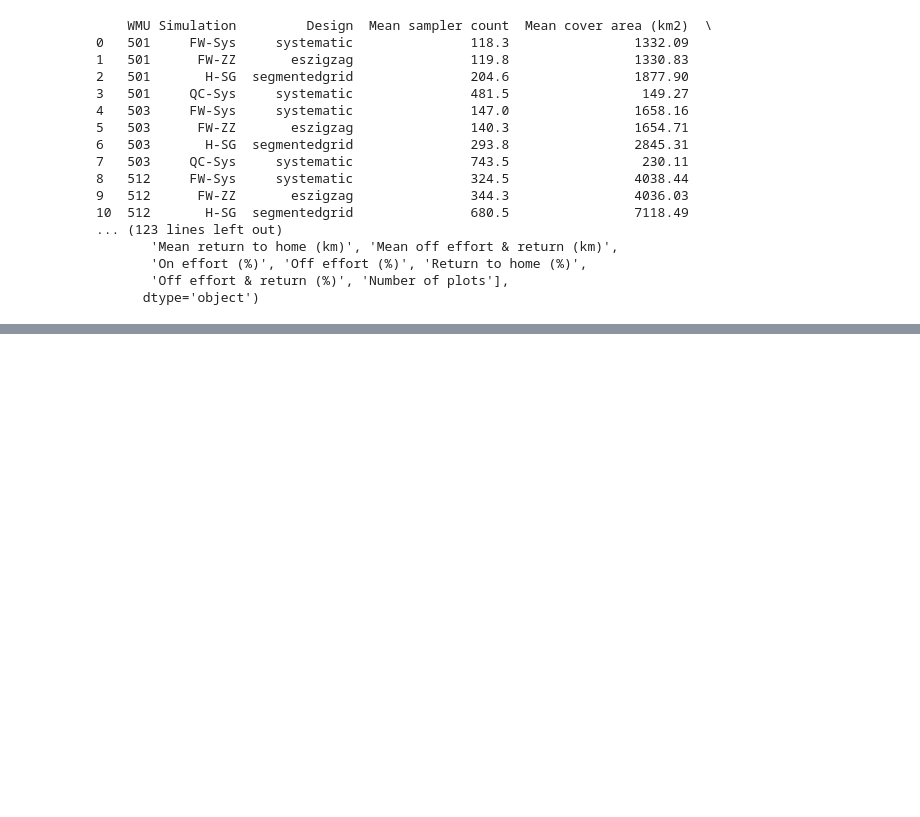
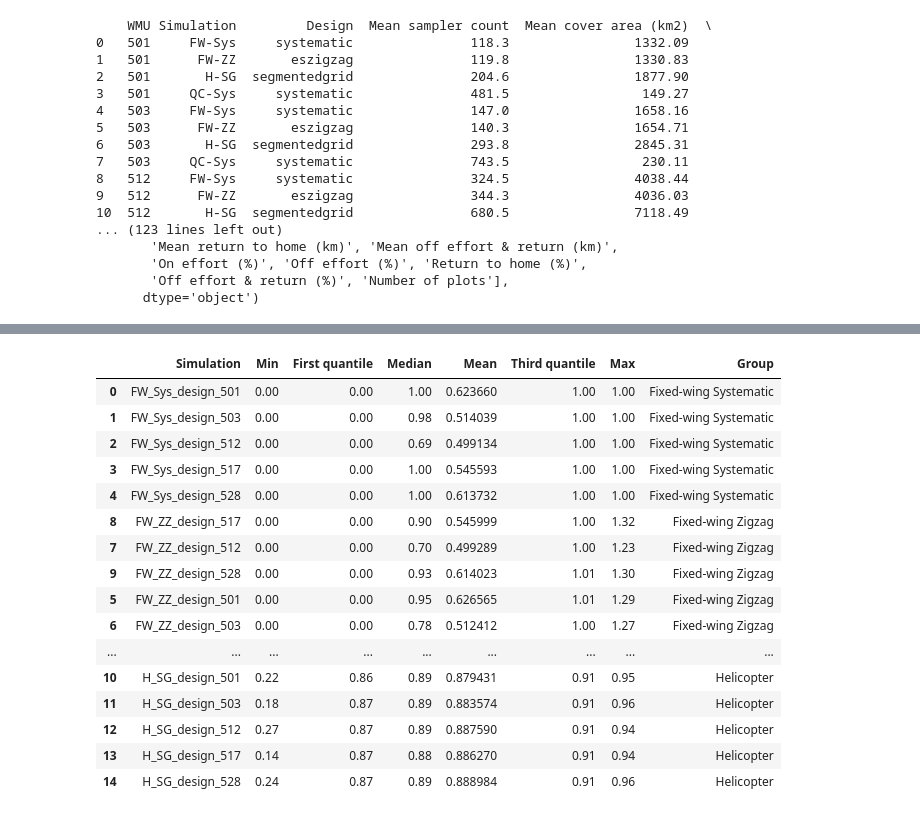
Before and after one commit to hambrecht/DroneSurveySimulator, a Jupyter notebook: Scripts/visualisation/vis_cover.ipynb, the cells around one changed output, grey strips where cells are left out. Cells and saved outputs as stored; diff of their text form; code cells hidden in the pictures; blank space fills up the shorter version.

```diff
--- a/Scripts/visualisation/vis_cover.ipynb
+++ b/Scripts/visualisation/vis_cover.ipynb
@@ -183,3 +192,23 @@ Passing `palette` without assigning `hue` is deprecated and will be removed in v
+# %%
+coverage_df
+# %% [output]
+|  | Simulation | Min | First quantile | Median | Mean | Third quantile | Max | Group |
+| 0 | FW_Sys_design_501 | 0.00 | 0.00 | 1.00 | 0.623660 | 1.00 | 1.00 | Fixed-wing Systematic |
+| 1 | FW_Sys_design_503 | 0.00 | 0.00 | 0.98 | 0.514039 | 1.00 | 1.00 | Fixed-wing Systematic |
+| 2 | FW_Sys_design_512 | 0.00 | 0.00 | 0.69 | 0.499134 | 1.00 | 1.00 | Fixed-wing Systematic |
+| 3 | FW_Sys_design_517 | 0.00 | 0.00 | 1.00 | 0.545593 | 1.00 | 1.00 | Fixed-wing Systematic |
+| 4 | FW_Sys_design_528 | 0.00 | 0.00 | 1.00 | 0.613732 | 1.00 | 1.00 | Fixed-wing Systematic |
+| 8 | FW_ZZ_design_517 | 0.00 | 0.00 | 0.90 | 0.545999 | 1.00 | 1.32 | Fixed-wing Zigzag |
+| 7 | FW_ZZ_design_512 | 0.00 | 0.00 | 0.70 | 0.499289 | 1.00 | 1.23 | Fixed-wing Zigzag |
+| 9 | FW_ZZ_design_528 | 0.00 | 0.00 | 0.93 | 0.614023 | 1.01 | 1.30 | Fixed-wing Zigzag |
+| 5 | FW_ZZ_design_501 | 0.00 | 0.00 | 0.95 | 0.626565 | 1.01 | 1.29 | Fixed-wing Zigzag |
+| 6 | FW_ZZ_design_503 | 0.00 | 0.00 | 0.78 | 0.512412 | 1.00 | 1.27 | Fixed-wing Zigzag |
+| ... | ... | ... | ... | ... | ... | ... | ... | ... |
+| 10 | H_SG_design_501 | 0.22 | 0.86 | 0.89 | 0.879431 | 0.91 | 0.95 | Helicopter |
+| 11 | H_SG_design_503 | 0.18 | 0.87 | 0.89 | 0.883574 | 0.91 | 0.96 | Helicopter |
+| 12 | H_SG_design_512 | 0.27 | 0.87 | 0.89 | 0.887590 | 0.91 | 0.94 | Helicopter |
+| 13 | H_SG_design_517 | 0.14 | 0.87 | 0.88 | 0.886270 | 0.91 | 0.94 | Helicopter |
+| 14 | H_SG_design_528 | 0.24 | 0.87 | 0.89 | 0.888984 | 0.91 | 0.96 | Helicopter |
 # %%
 # Calculate the required statistics for each simulation
 aggregated_df = coverage_df.groupby('Group').agg({
```
Also changed, not shown: parts of 7 cells of this notebook.
